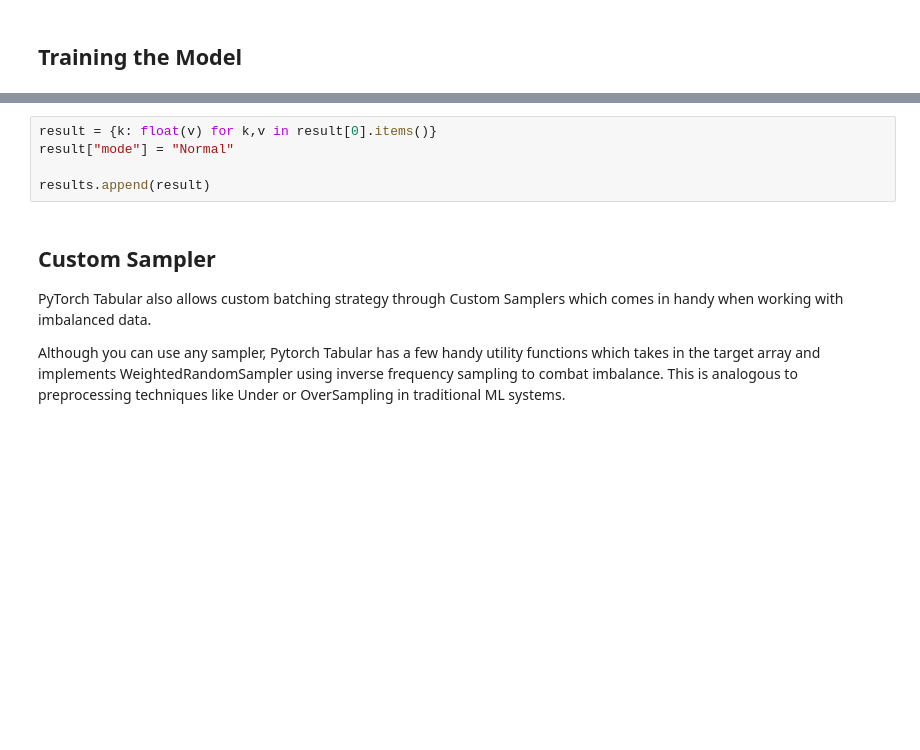
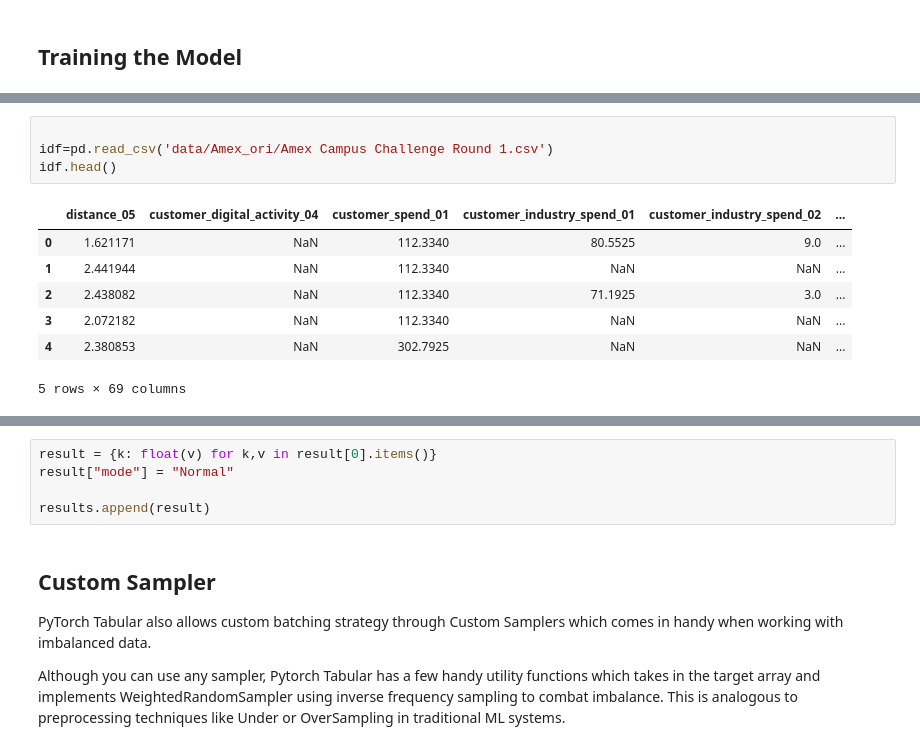
Before and after one commit to HernandoR/AE2024, a Jupyter notebook: experiments/pytorch_tablu/Agent.ipynb, the cells around one changed output, grey strips where cells are left out. Drawn from its saved outputs; the diff is of its cells as text; blank space fills up the shorter version.

```diff
--- a/experiments/pytorch_tablu/Agent.ipynb
+++ b/experiments/pytorch_tablu/Agent.ipynb
@@ -200,0 +287,12 @@ result = tabular_model.evaluate(test)
+# %%
+
+idf=pd.read_csv('data/Amex_ori/Amex Campus Challenge Round 1.csv')
+idf.head()
+# %% [output]
+|  | distance_05 | customer_digital_activity_04 | customer_spend_01 | customer_industry_spend_01 | customer_industry_spend_02 | ... |
+| 0 | 1.621171 | NaN | 112.3340 | 80.5525 | 9.0 | ... |
+| 1 | 2.441944 | NaN | 112.3340 | NaN | NaN | ... |
+| 2 | 2.438082 | NaN | 112.3340 | 71.1925 | 3.0 | ... |
+| 3 | 2.072182 | NaN | 112.3340 | NaN | NaN | ... |
+| 4 | 2.380853 | NaN | 302.7925 | NaN | NaN | ... |
+5 rows × 69 columns
```
Also changed, not shown: parts of 14 cells of this notebook, 5 other files.
